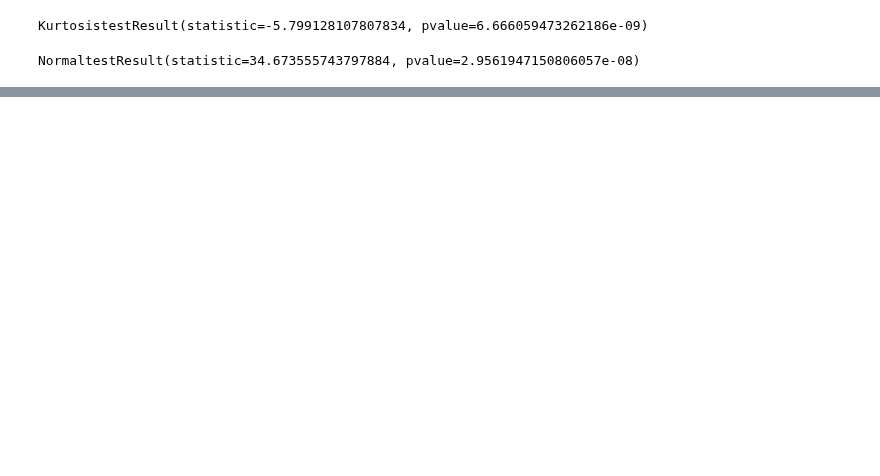
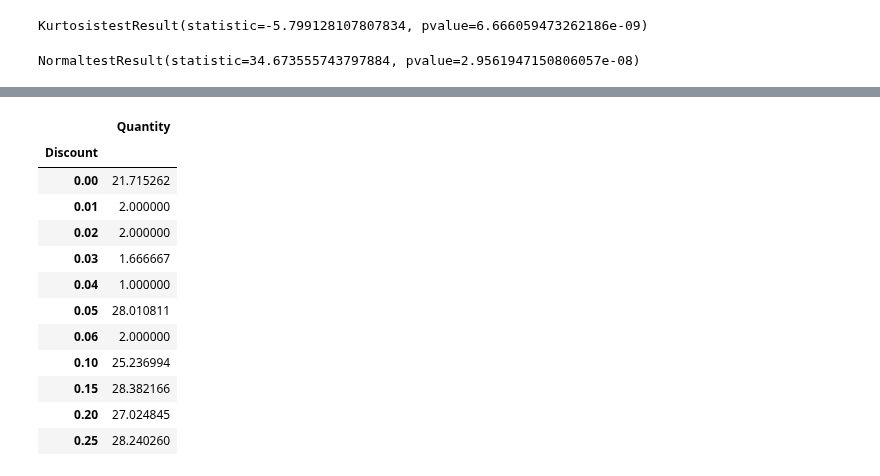
Before and after one commit to giorosati/dsc-2-final-project-online-ds-pt-100118, a Jupyter notebook: module2project.ipynb, the cells around one changed output, grey strips where cells are left out. Cells and saved outputs as stored; diff of their text form; code cells hidden in the pictures; blank space fills up the shorter version.

```diff
--- a/module2project.ipynb
+++ b/module2project.ipynb
@@ -1077,3 +1075,21 @@ NormaltestResult(statistic=0.42978528272694977, pvalue=0.8066280340148603)
 # %%
 # answering question #1:
 # pull
+# %%
+# look at the mean quantity ordered for all products at each level of discount
+group_data_1 = pd.DataFrame(order_detail.groupby(['Discount'])['Quantity'].mean())
+group_data_1
+# %% [output]
+|  | Quantity |
+| Discount |  |
+| 0.00 | 21.715262 |
+| 0.01 | 2.000000 |
+| 0.02 | 2.000000 |
+| 0.03 | 1.666667 |
+| 0.04 | 1.000000 |
+| 0.05 | 28.010811 |
+| 0.06 | 2.000000 |
+| 0.10 | 25.236994 |
+| 0.15 | 28.382166 |
+| 0.20 | 27.024845 |
+| 0.25 | 28.240260 |
```
Also changed, not shown: parts of 22 cells of this notebook.
